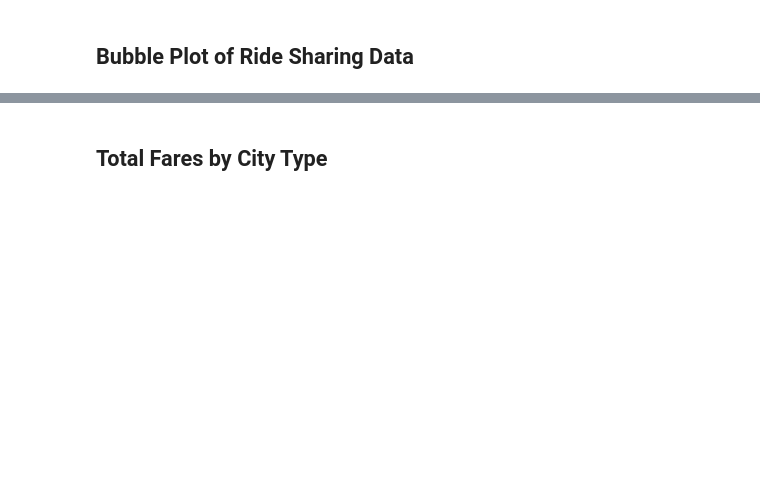
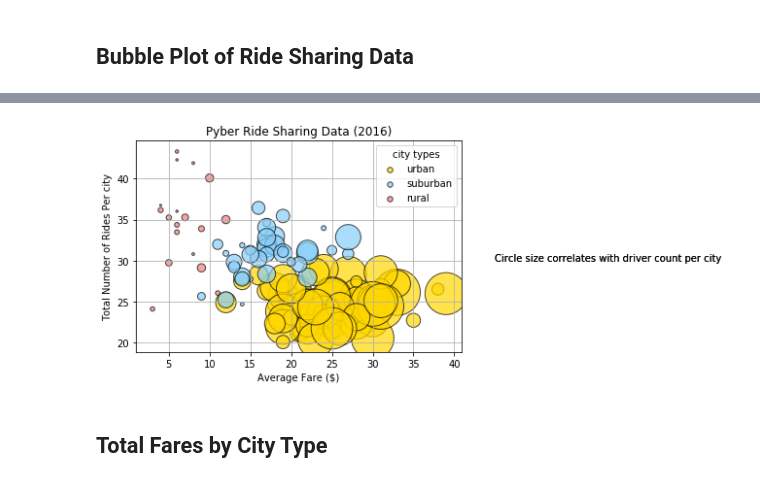
Before and after one commit to olutomiwaxl/PyBer, a Jupyter notebook: pyber_starter.ipynb, the cells around one changed output, grey strips where cells are left out. Saved outputs shown, nothing was run; the diff lists cells and outputs as text; code cells hidden in the pictures; blank space fills up the shorter version.

Commit message:
scatter and pie charts done

```diff
--- a/pyber_starter.ipynb
+++ b/pyber_starter.ipynb
@@ -53,2 +34,45 @@ plt.show()
+# %%
+# Obtain the x and y coordinates for each of the three city types
+urban_df = merged_data.loc[merged_data["type"] == "Urban", :]
+suburban_df = merged_data.loc[merged_data["type"] == "Suburban", :]
+rural_df = merged_data.loc[merged_data["type"] == "Rural", :]
+city_urban = urban_df.groupby('city').agg({'ride_id':'nunique','fare': 'mean','driver_count':'sum'})
+city_suburban = suburban_df.groupby('city').agg({'ride_id':'nunique','fare': 'mean','driver_count':'sum'})
+city_rural = rural_df.groupby('city').agg({'ride_id':'nunique','fare': 'mean','driver_count':'sum'})
+city_rural
+x_urban = city_urban["ride_id"].tolist()
+x_suburban = city_suburban["ride_id"].tolist()
+x_rural = city_rural["ride_id"].tolist()
+y_urban = city_urban["fare"].tolist()
+y_suburban = city_suburban["fare"].tolist()
+y_rural = city_rural["fare"].tolist()
+# Build the scatter plots for each city types
+u = city_urban["driver_count"].tolist()
+
+s = city_suburban["driver_count"].tolist()
+
+r = city_rural["driver_count"].tolist()
+plt.scatter(x_urban, y_urban, s=u, marker="o", label='urban',facecolors="gold", edgecolors="black",alpha=0.7)
+plt.scatter(x_suburban, y_suburban, s=s, marker="o", label='suburban',facecolors="lightskyblue", edgecolors="black",alpha=0.7)
+plt.scatter(x_rural, y_rural, s=r, marker="o", label='rural',facecolors="lightcoral", edgecolors="black",alpha=0.7)
+plt.grid()
+
+# Incorporate the other graph properties
+plt.title("Pyber Ride Sharing Data (2016)")
+plt.xlabel("Average Fare ($)")
+plt.ylabel("Total Number of Rides Per city")
+# Create a legend
+lgnd = plt.legend(title = "city types",loc="upper right");
+lgnd.legendHandles[0]._sizes = [30]
+lgnd.legendHandles[1]._sizes = [30]
+lgnd.legendHandles[2]._sizes = [30]
+plt.text(45,30,"Circle size correlates with driver count per city")
+# Incorporate a text label regarding circle size
+plt.text(45,30,"Circle size correlates with driver count per city")
+
+# Save Figure
+plt.savefig("Images/Bubble_plot.png",dpi=300, bbox_inches = "tight")
+# %% [output]
+[figure, added]
 # %% [markdown]
 ## Total Fares by City Type
```
Also changed, not shown: parts of 13 cells of this notebook, 6 other files.
